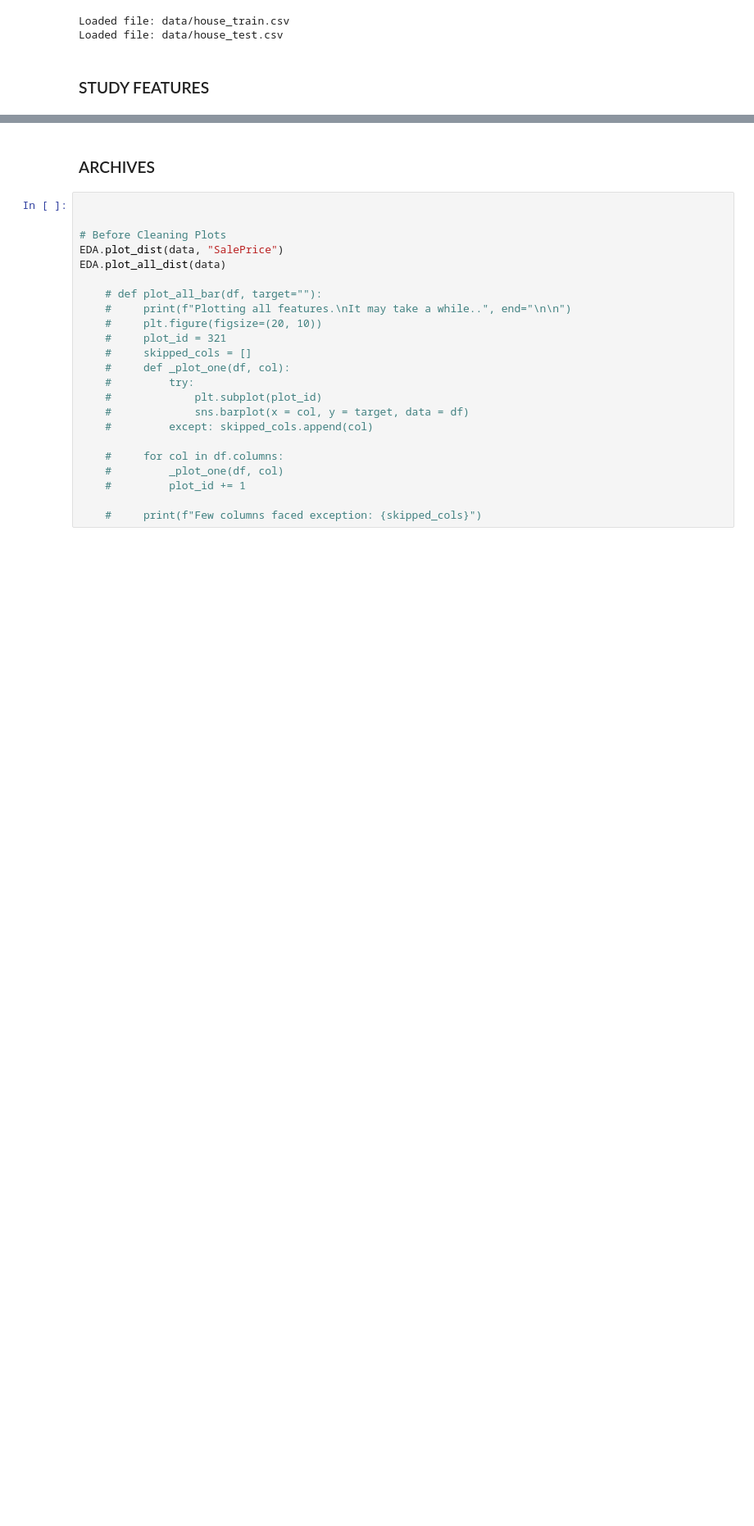
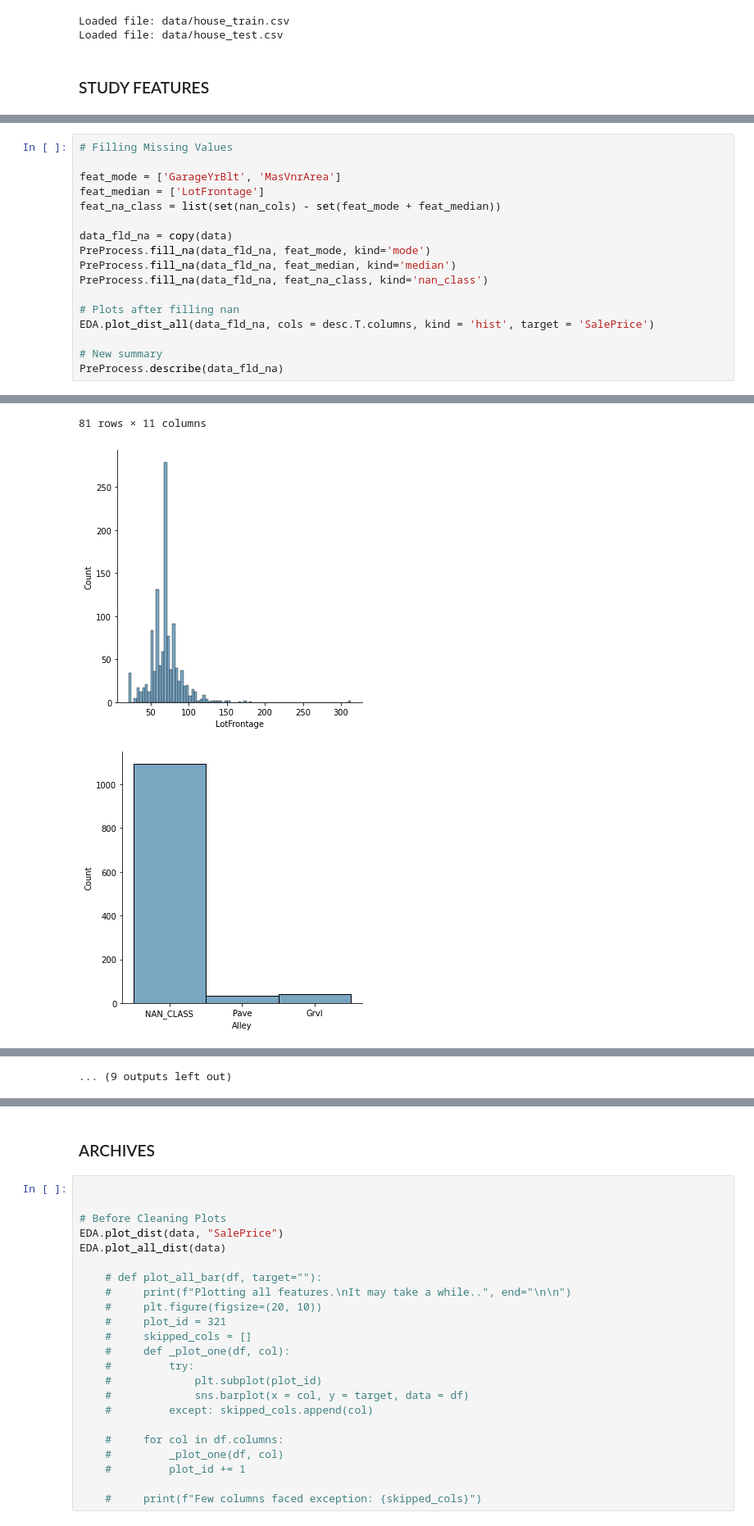
Before and after one commit to hanchau/EDA-House-Prices, a Jupyter notebook: house_prices_eda.ipynb, the cells around one changed output, grey strips where cells are left out. Shown: that part at 82% size. Cells and saved outputs as stored; diff of their text form; blank space fills up the shorter version.

```diff
--- a/house_prices_eda.ipynb
+++ b/house_prices_eda.ipynb
@@ -169,0 +414,18 @@ It may take a while..
+# %%
+# Filling Missing Values
+
+feat_mode = ['GarageYrBlt', 'MasVnrArea']
+feat_median = ['LotFrontage']
+feat_na_class = list(set(nan_cols) - set(feat_mode + feat_median))
+
+data_fld_na = copy(data)
+PreProcess.fill_na(data_fld_na, feat_mode, kind='mode')
+PreProcess.fill_na(data_fld_na, feat_median, kind='median')
+PreProcess.fill_na(data_fld_na, feat_na_class, kind='nan_class')
+
+# Plots after filling nan
+EDA.plot_dist_all(data_fld_na, cols = desc.T.columns, kind = 'hist', target = 'SalePrice')
+
+# New summary
+PreProcess.describe(data_fld_na)
+# %% [output]
@@ -169,0 +451,3 @@ It may take a while..
+81 rows × 11 columns
+[figure, added]
+[figure, added]
@@ -169,0 +461 @@ It may take a while..
+... (9 outputs left out)
```
Also changed, not shown: parts of 14 cells of this notebook.
